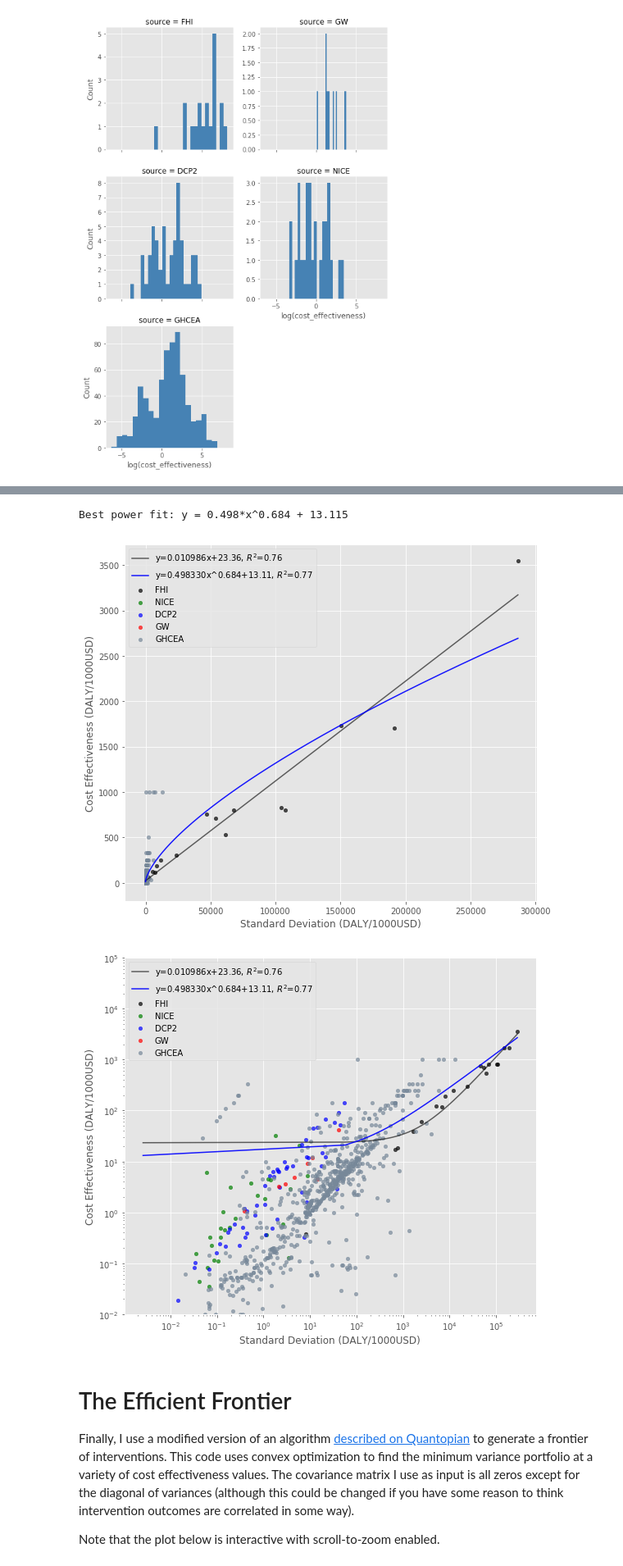
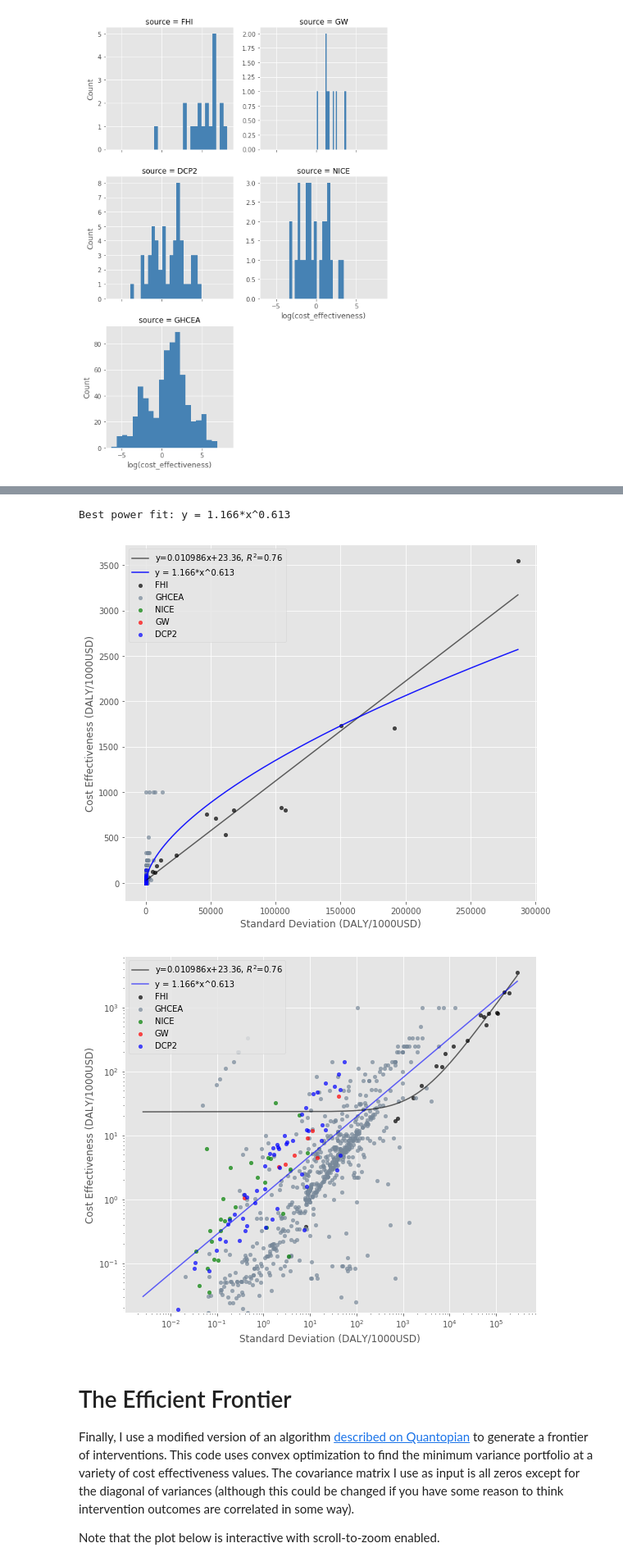
Before and after one commit to psthomas/risk-return, a Jupyter notebook: meta.ipynb, the cells around one changed output, grey strips where cells are left out. Shown at 82% size. Saved outputs shown, nothing was run; the diff lists cells and outputs as text; code cells hidden in the pictures.

Commit message:
Fix powerlaw, consider biorisk

```diff
--- a/meta.ipynb
+++ b/meta.ipynb
@@ -350,19 +374,20 @@ So my second approach is to see if the frontier that encloses the top estimates
 # %%
 # Fit a power law
 from scipy.optimize import curve_fit
-
-def pow_func(x, a, b, c):
-    return a*(x**b) + c
+# Remove intercept?
+def pow_func(x, a, b):
+    return a*(x**b)  #+ c
 
 popt, pcov = curve_fit(pow_func, comb_df['stdev'], comb_df['cost_effectiveness'])
-eqn ='Best power fit: y = %5.3f*x^%5.3f + %5.3f' % tuple(popt)
-print(eqn)
+label ='y = %5.3f*x^%5.3f' % tuple(popt)
+print('Best power fit: ' + label)
 # %% [output]
-Best power fit: y = 0.498*x^0.684 + 13.115
+Best power fit: y = 1.166*x^0.613
 # %%
 fig, ax = plt.subplots(figsize=(9,8))
 
-group_colors = {'GHCEA': 'lightslategray','GW':'red', 'FHI':'black', 'NICE': 'green', 'DCP2':'blue' }
+group_colors = {'GHCEA': 'lightslategray','GW':'red',
+    'FHI':'black', 'NICE': 'green', 'DCP2':'blue' } #'BIORISK':'yellow'
 
 for src in group_colors.keys():
     x_vals = comb_df[(comb_df['source'] == src)].loc[:,'stdev']
@@ -373,60 +398,50 @@ ax.set_xlabel('Standard Deviation (DALY/1000USD)')
 ax.set_ylabel('Cost Effectiveness (DALY/1000USD)')
 
 x = pd.DataFrame({'stdev': np.linspace(comb_df['stdev'].min(),
-    comb_df['stdev'].max(), 5000)})
+    comb_df['stdev'].max(), 10000)})
 
 #Fit linear regression
 poly_51 = smf.ols(formula='cost_effectiveness ~ 1 + stdev',
                  data=comb_df, missing='drop').fit()
 
 plt.plot(x, poly_51.predict(x), 'k-', label='y={1:.6f}x+{2:.2f}, $R^2$={0:.2f}' \
-    .format(poly_51.rsquared, poly_51.params.stdev,
-        poly_51.params.Intercept), alpha=0.6)
+    .format(poly_51.rsquared, poly_51.params.stdev, poly_51.params.Intercept), alpha=0.6)
 
-#Fit power law
-eqn = 'cost_effectiveness ~ 1 + np.power(stdev, {0})'.format(popt[1])
-pow_1 = smf.ols(formula=eqn, data=comb_df, missing='drop').fit()
-
-plt.plot(x, pow_1.predict(x), 'b-', alpha=0.9,
-    label='y={1:.6f}x^{3:.3f}+{2:.2f}, $R^2$={0:.2f}' \
-    .format(pow_1.rsquared, pow_1.params[1], pow_1.params[0], popt[1]))
-
-#plt.plot(frontier['risks'], frontier['returns'], 'y', label='Efficient Frontier')
+#Plot power law
+plt.plot(x, pow_func(x, *popt), 'b-', alpha=0.9, label=label)
 
 plt.legend()
 plt.show()
 
 #Remember r^2 isn't really valid for nonlinear curves
 # %% [output]
-[figure, old version]
+[figure, new version]
 # %%
 fig, ax = plt.subplots(figsize=(9,8))
 
 for src in group_colors.keys():
     x_vals = comb_df[(comb_df['source'] == src)].loc[:,'stdev']
     y_vals = comb_df[(comb_df['source'] == src)].loc[:,'cost_effectiveness']
     ax.scatter(x=x_vals, y=y_vals, color=group_colors[src], s=20, alpha=0.7, label=src)
 
 ax.set_xlabel('Standard Deviation (DALY/1000USD)')
 ax.set_ylabel('Cost Effectiveness (DALY/1000USD)')
 ax.set_yscale('log')
 ax.set_xscale('log')
-ax.set_ylim(1e-2, 1e5)
+#ax.set_ylim(1e-2, 1e5)
+#ax.set_ylim(1e-3, 1e6)
 #ax.set_xlim(1e-2, 1e6)
 
 plt.plot(x, poly_51.predict(x), 'k-', label='y={1:.6f}x+{2:.2f}, $R^2$={0:.2f}' \
     .format(poly_51.rsquared, poly_51.params.stdev, poly_51.params.Intercept),
     alpha=0.6)
 
-plt.plot(x, pow_1.predict(x), 'b-', alpha=0.9, label='y={1:.6f}x^{3:.3f}+{2:.2f}, $R^2$={0:.2f}' \
-        .format(pow_1.rsquared, pow_1.params[1], pow_1.params[0], popt[1]))
-
-#plt.plot(frontier['risks'], frontier['returns'], 'y', label='Efficient Frontier')
+plt.plot(x, pow_func(x, *popt), 'b-', alpha=0.6, label=label)
 
 plt.legend()
 plt.show()
 # %% [output]
-[figure, old version]
+[figure, new version]
 # %% [markdown]
 # The Efficient Frontier
 
```
Also changed, not shown: parts of 5 cells of this notebook, 1 other file.
